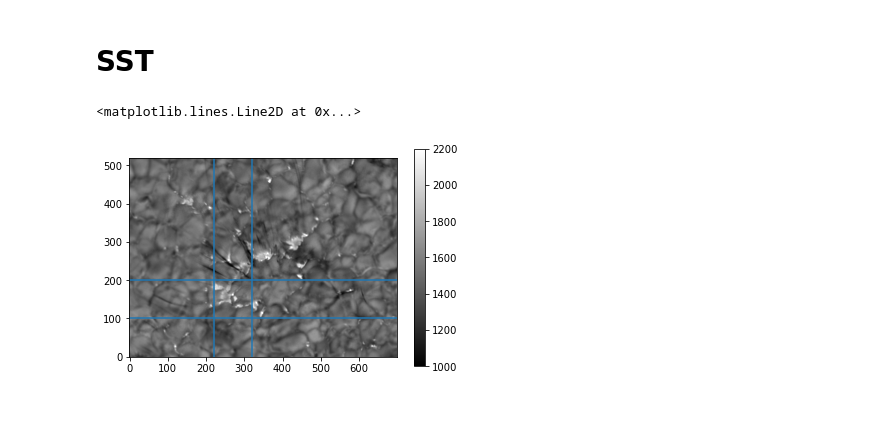
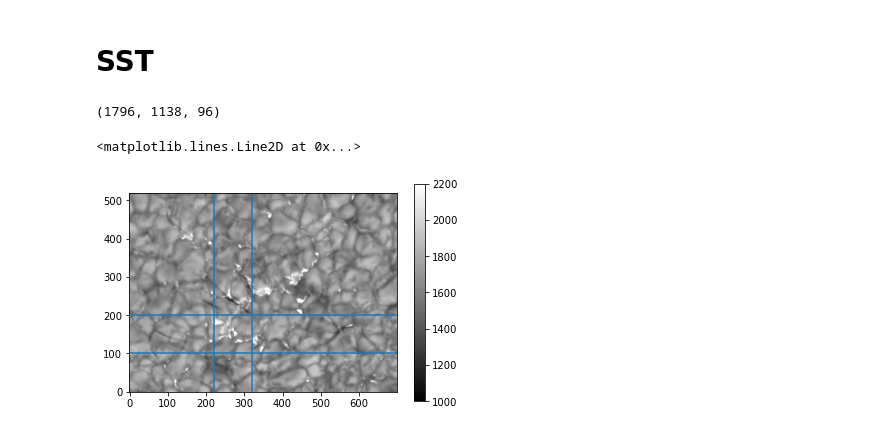
Before and after one commit to souvikita/CBP_spicule_mag, a Jupyter notebook: QSEB_CBP.ipynb, the cells around one changed output. Saved outputs shown, nothing was run; the diff lists cells and outputs as text; code cells hidden in the pictures.

```diff
--- a/QSEB_CBP.ipynb
+++ b/QSEB_CBP.ipynb
@@ -78,16 +85,20 @@ cube_lc_widths = np.reshape(cube_lc_widths, [dim_lc_widths[0],dim_lc_widths[1],d
 time_steps = readsav(dpath_SST+'nb_4846_2021-08-04T09:56:50_scans=0-95_corrected_cmapcorr_im_times+wvl.idlsave')
 times = time_steps['times']
 wav = time_steps['LAMBDA']
+# %%
+cube_wb.shape
+# %% [output]
+(1796, 1138, 96)
 # %%
 H_avg = np.mean(np.mean(np.mean(cubeH[:,:,:,:],axis=0),axis=0),axis=0)
 # %%
 ##------- Test display --------
-plt.imshow(cubeH[400:1100,600:1120,77,19].T, origin='lower', cmap='gray',vmax=2200,vmin=1000)
+plt.imshow(cubeH[400:1100,600:1120,77,20].T, origin='lower', cmap='gray',vmax=2200,vmin=1000)
 plt.colorbar()
 plt.axvline(x=220)
 plt.axvline(x=320)
 plt.axhline(y=100)
 plt.axhline(y=200)
 # %% [output]
 <matplotlib.lines.Line2D at 0x...>
-[figure, old version]
+[figure, new version]
```
Also changed, not shown: parts of 14 cells of this notebook.
